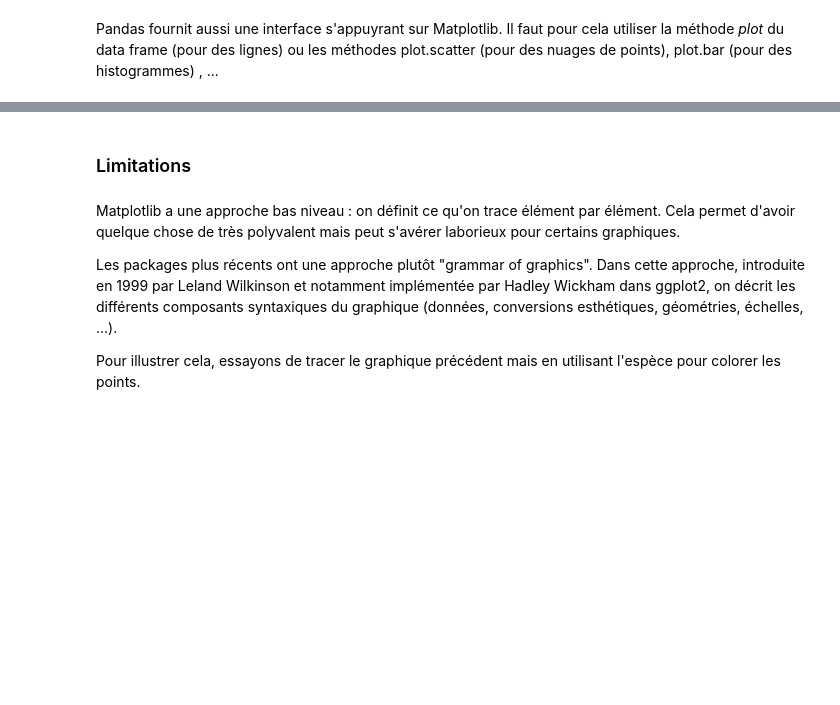
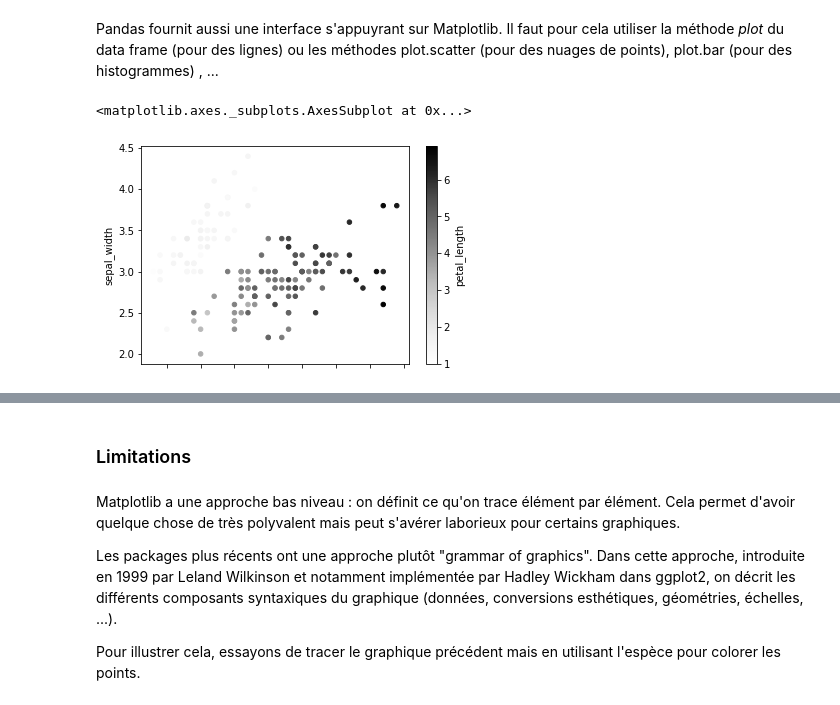
Before and after one commit to QuentinFresnel/FormationPython, a Jupyter notebook: Session 2.ipynb, the cells around one changed output, grey strips where cells are left out. Saved outputs shown, nothing was run; the diff lists cells and outputs as text; code cells hidden in the pictures; blank space fills up the shorter version.

```diff
--- a/Session 2.ipynb
+++ b/Session 2.ipynb
@@ -606,2 +600,7 @@ plt.scatter('sepal_length', 'sepal_width', c='petal_length', data=iris)
 # %% [markdown]
 Pandas fournit aussi une interface s'appuyrant sur Matplotlib. Il faut pour cela utiliser la méthode *plot* du data frame (pour des lignes) ou les méthodes plot.scatter (pour des nuages de points), plot.bar (pour des histogrammes) , ...
+# %%
+iris.plot.scatter('sepal_length', 'sepal_width', c='petal_length')
+# %% [output]
+<matplotlib.axes._subplots.AxesSubplot at 0x...>
+[figure, added]
```
Also changed, not shown: parts of 91 cells of this notebook.
